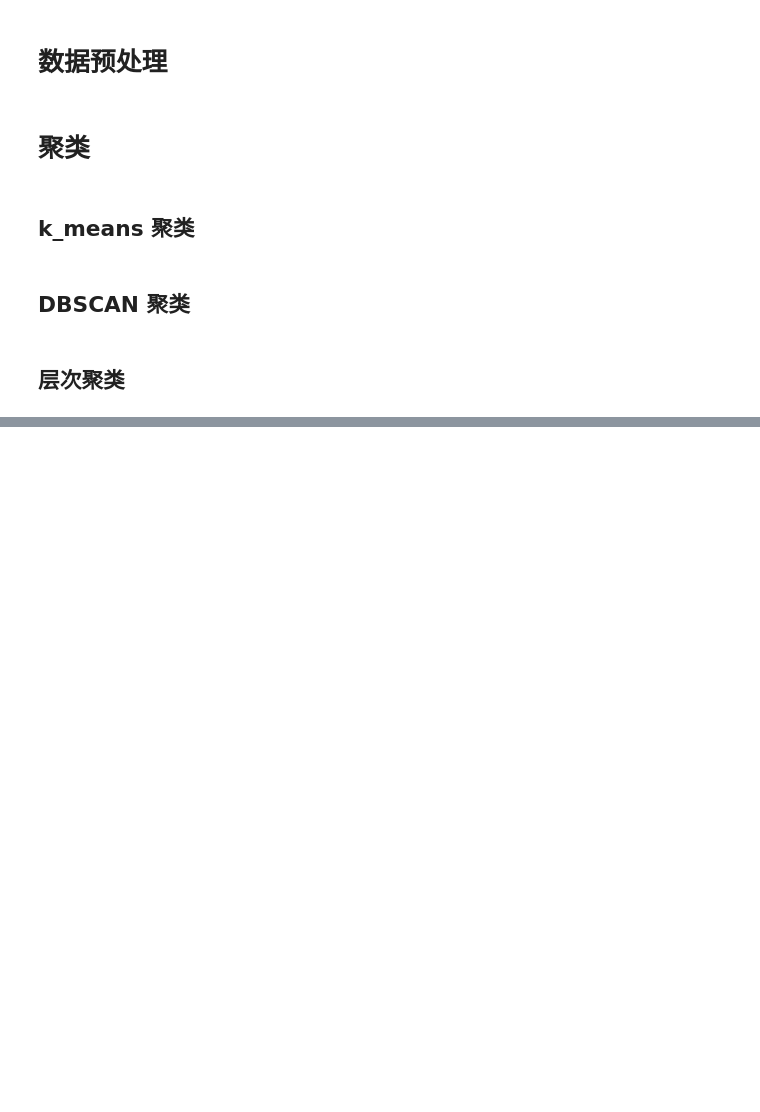
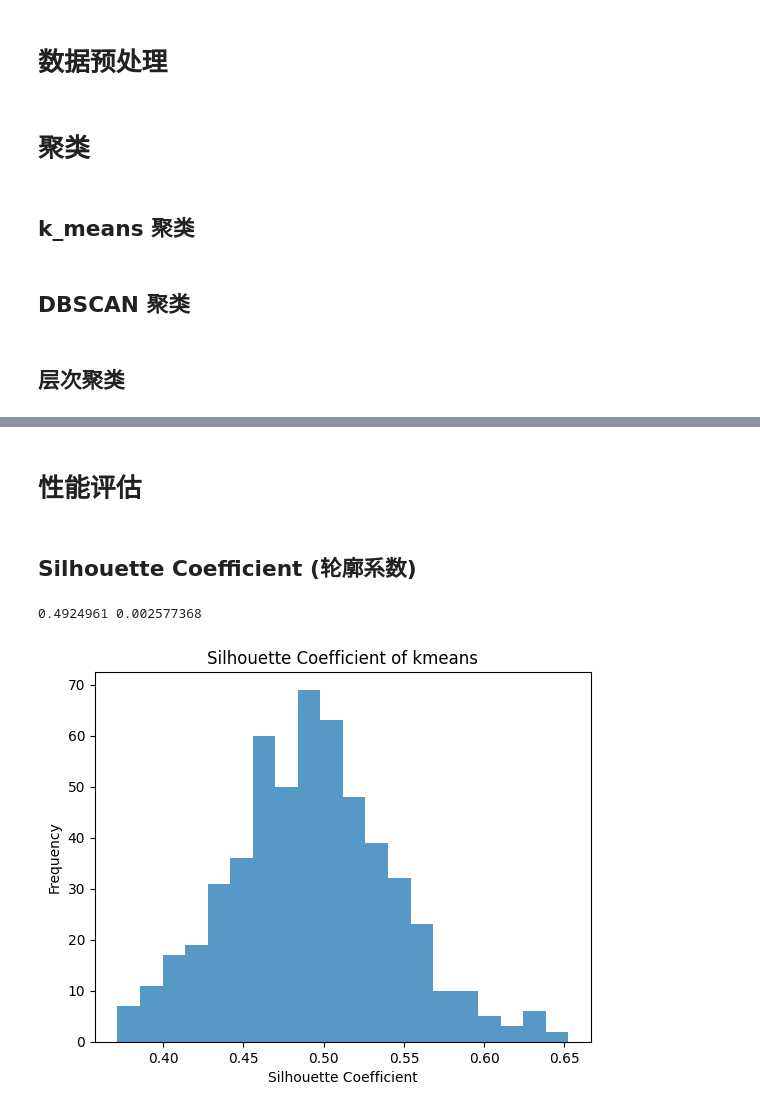
Before and after one commit to CaiShee/clustering, a Jupyter notebook: main.ipynb, the cells around one changed output, grey strips where cells are left out. Saved outputs shown, nothing was run; the diff lists cells and outputs as text; code cells hidden in the pictures; blank space fills up the shorter version.

```diff
--- a/main.ipynb
+++ b/main.ipynb
@@ -168,0 +167,46 @@ Error:
+# %% [markdown]
+# 性能评估
+# %% [markdown]
+##  Silhouette Coefficient (轮廓系数)
+# %%
+# kmeans
+
+import torch
+import numpy as np
+from sklearn.cluster import KMeans
+import matplotlib.pyplot as plt
+import warnings
+from sklearn.metrics import silhouette_score
+
+warnings.filterwarnings("ignore")
+
+track = torch.load("Data\\track.pt")
+max_x = torch.max(track[:, :, 0])
+min_x = torch.min(track[:, :, 0])
+max_y = torch.max(track[:, :, 1])
+min_y = torch.min(track[:, :, 1])
+
+k = 5
+kmeans = KMeans(n_clusters=k, n_init=5)
+
+scores=[]
+for i in range(track.shape[0]):
+    t = track[i]
+    idx = torch.argwhere(t[:, 0] != 0)
+    idx = idx[:, 0]
+    t = t[idx]
+    t = t[:, :2]
+    kmeans.fit(t)
+    score = silhouette_score(t, kmeans.labels_)
+    scores.append(score)
+
+scores=np.array(scores)
+print(np.mean(scores),np.var(scores))
+plt.hist(scores, bins=20, alpha=0.75)
+plt.title('Silhouette Coefficient of kmeans')
+plt.xlabel('Silhouette Coefficient')
+plt.ylabel('Frequency')
+plt.show()
+# %% [output]
+0.4924961 0.002577368
+[figure, added]
```
Also changed, not shown: parts of 11 cells of this notebook, 1 other file.
